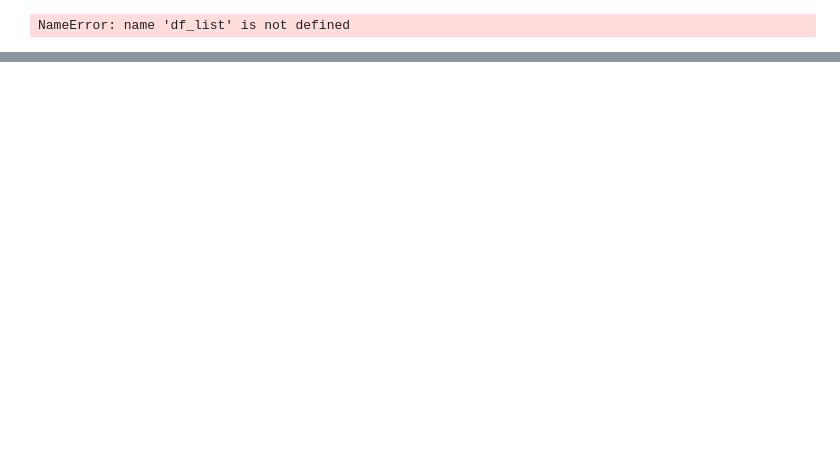
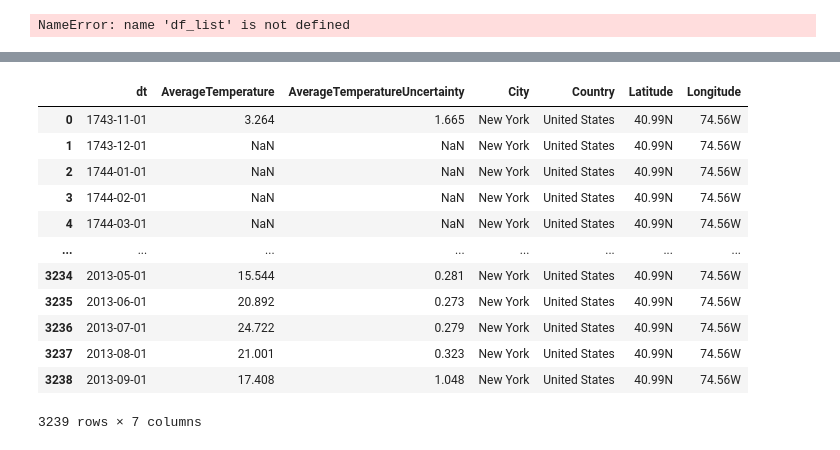
Before and after one commit to zachalexander/data608_cuny, a Jupyter notebook: Module4/module4-sample-code.ipynb, the cells around one changed output, grey strips where cells are left out. Drawn from its saved outputs; the diff is of its cells as text; code cells hidden in the pictures; blank space fills up the shorter version.

```diff
--- a/Module4/module4-sample-code.ipynb
+++ b/Module4/module4-sample-code.ipynb
@@ -223,3 +223,25 @@ fig['layout'].update(height=600, width=600)
 fig.show()
 # %% [output]
 [interactive output not drawn]
+# %%
+tempdf = pd.read_csv('GlobalLandTemperaturesByCity.csv')
+# %%
+tempdf = tempdf[tempdf['City'] == "New York"]
+# %%
+tempdf = tempdf.reset_index(drop=True)
+# %%
+tempdf
+# %% [output]
+|  | dt | AverageTemperature | AverageTemperatureUncertainty | City | Country | Latitude | Longitude |
+| 0 | 1743-11-01 | 3.264 | 1.665 | New York | United States | 40.99N | 74.56W |
+| 1 | 1743-12-01 | NaN | NaN | New York | United States | 40.99N | 74.56W |
+| 2 | 1744-01-01 | NaN | NaN | New York | United States | 40.99N | 74.56W |
+| 3 | 1744-02-01 | NaN | NaN | New York | United States | 40.99N | 74.56W |
+| 4 | 1744-03-01 | NaN | NaN | New York | United States | 40.99N | 74.56W |
+| ... | ... | ... | ... | ... | ... | ... | ... |
+| 3234 | 2013-05-01 | 15.544 | 0.281 | New York | United States | 40.99N | 74.56W |
+| 3235 | 2013-06-01 | 20.892 | 0.273 | New York | United States | 40.99N | 74.56W |
+| 3236 | 2013-07-01 | 24.722 | 0.279 | New York | United States | 40.99N | 74.56W |
+| 3237 | 2013-08-01 | 21.001 | 0.323 | New York | United States | 40.99N | 74.56W |
+| 3238 | 2013-09-01 | 17.408 | 1.048 | New York | United States | 40.99N | 74.56W |
+3239 rows × 7 columns
```
Also changed, not shown: 2 other files.
